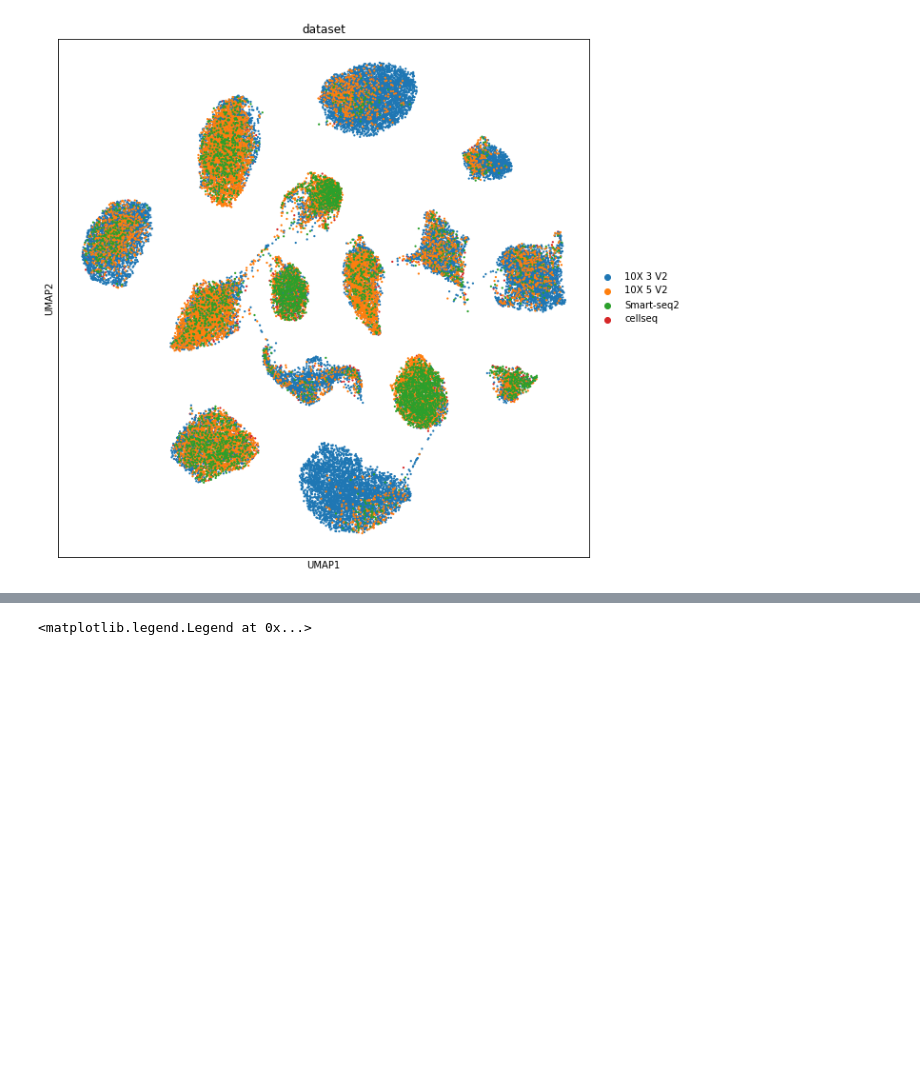
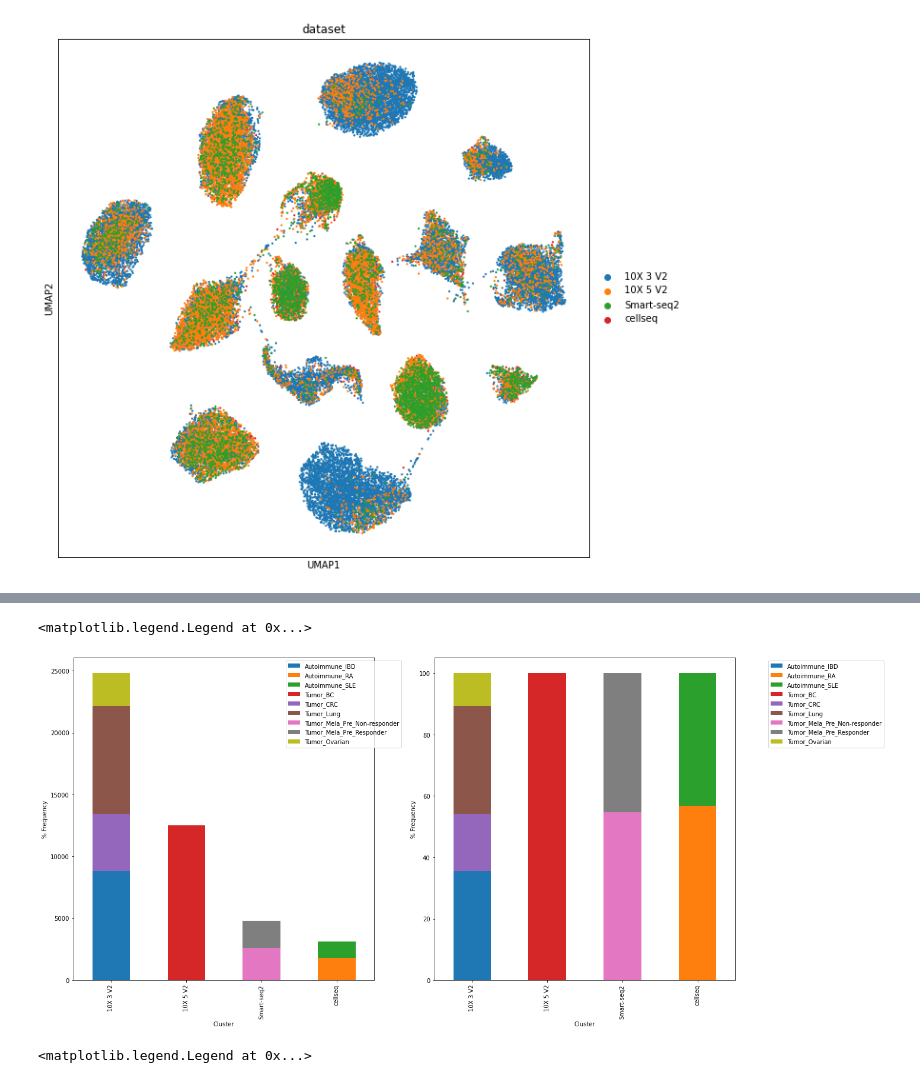
Before and after one commit to luglilab/SP028_Autoimmunity, a Jupyter notebook: Integration_Autoimmune_Tumor.ipynb, the cells around one changed output, grey strips where cells are left out. Saved outputs shown, nothing was run; the diff lists cells and outputs as text; code cells hidden in the pictures; blank space fills up the shorter version.

```diff
--- a/Integration_Autoimmune_Tumor.ipynb
+++ b/Integration_Autoimmune_Tumor.ipynb
@@ -200,3 +205,19 @@ ax1.legend(bbox_to_anchor=(1.1, 1.0))
+# %%
+fig, (ax1,ax2) = plt.subplots(1,2, figsize=(20,10))
+ax1 = pd.crosstab(adata.obs.dataset, adata.obs.TumorType).plot.bar(stacked=True,legend=False,ax=ax1)
+ax1.set_xlabel("Cluster")
+ax1.set_ylabel("% Frequency")
+ax1.grid(False)
+ax1.legend(bbox_to_anchor=(1.1, 1.0))
+#
+ax2 = (pd.crosstab(adata.obs.dataset, adata.obs.TumorType,normalize="index")*100).plot.bar(stacked=True,legend=False,ax=ax2)
+ax2.set_xlabel("Cluster")
+ax2.set_ylabel("% Frequency")
+ax2.grid(False)
+ax2.legend(bbox_to_anchor=(1.1, 1.0))
+# %% [output]
+<matplotlib.legend.Legend at 0x...>
+[figure, added]
 # %%
 fig, (ax1) = plt.subplots(1,1, figsize=(33/2.54, 17/2.54))
 ax1 = adata.obs.groupby("desc_0.6")["CellFromTumor"].value_counts(normalize=False).unstack().plot.bar(stacked=True,legend=False,ax=ax1)
```
Also changed, not shown: parts of 32 cells of this notebook, 3 other files.
